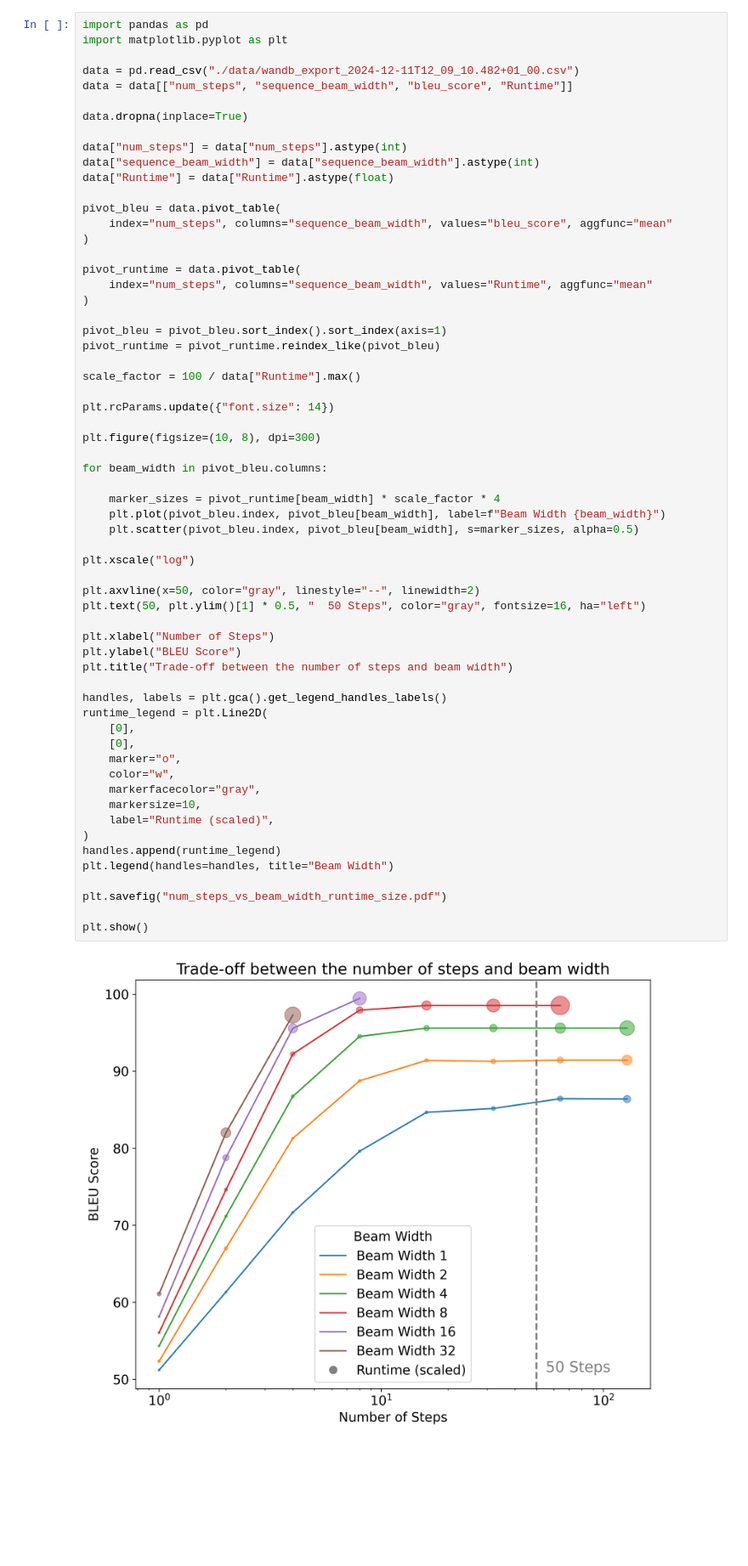
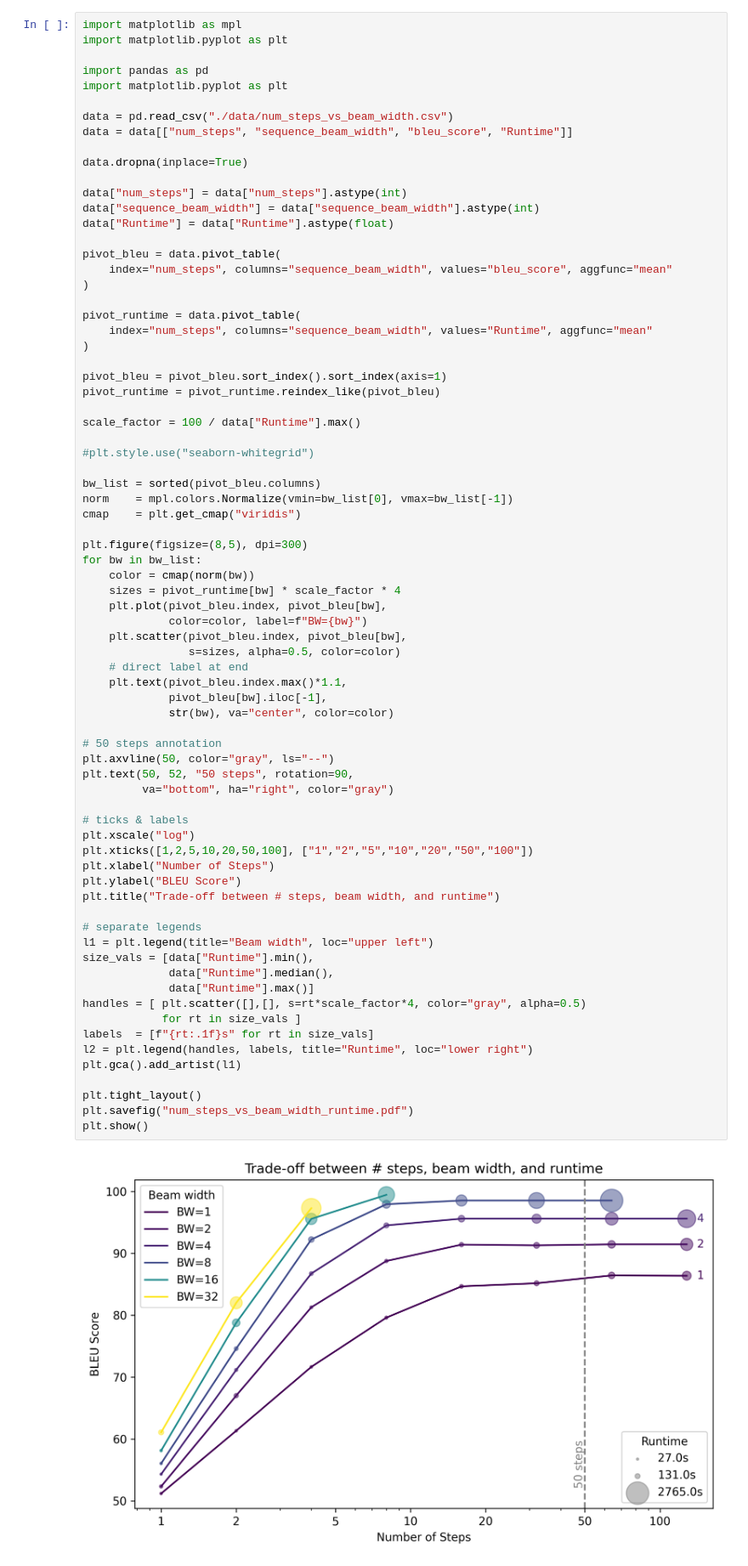
Before and after one commit to dqmis/ir2, a Jupyter notebook: notebooks/plots_and_tables.ipynb, the cells around one changed output. Shown at 85% size. Saved outputs shown, nothing was run; the diff lists cells and outputs as text; blank space fills up the shorter version.

Commit message:
Updated plots

```diff
--- a/notebooks/plots_and_tables.ipynb
+++ b/notebooks/plots_and_tables.ipynb
@@ -63,68 +63,81 @@ plt.show()
 # %% [output]
 [figure]
 # %%
+import matplotlib as mpl
+import matplotlib.pyplot as plt
+
 import pandas as pd
 import matplotlib.pyplot as plt
 
-data = pd.read_csv("./data/wandb_export_2024-12-11T12_09_10.482+01_00.csv")
+data = pd.read_csv("./data/num_steps_vs_beam_width.csv")
 data = data[["num_steps", "sequence_beam_width", "bleu_score", "Runtime"]]
 
 data.dropna(inplace=True)
 
 data["num_steps"] = data["num_steps"].astype(int)
 data["sequence_beam_width"] = data["sequence_beam_width"].astype(int)
 data["Runtime"] = data["Runtime"].astype(float)
 
 pivot_bleu = data.pivot_table(
     index="num_steps", columns="sequence_beam_width", values="bleu_score", aggfunc="mean"
 )
 
 pivot_runtime = data.pivot_table(
     index="num_steps", columns="sequence_beam_width", values="Runtime", aggfunc="mean"
 )
 
 pivot_bleu = pivot_bleu.sort_index().sort_index(axis=1)
 pivot_runtime = pivot_runtime.reindex_like(pivot_bleu)
 
 scale_factor = 100 / data["Runtime"].max()
 
-plt.rcParams.update({"font.size": 14})
+#plt.style.use("seaborn-whitegrid")
 
-plt.figure(figsize=(10, 8), dpi=300)
+bw_list = sorted(pivot_bleu.columns)
+norm    = mpl.colors.Normalize(vmin=bw_list[0], vmax=bw_list[-1])
+cmap    = plt.get_cmap("viridis")
 
-for beam_width in pivot_bleu.columns:
+plt.figure(figsize=(8,5), dpi=300)
+for bw in bw_list:
+    color = cmap(norm(bw))
+    sizes = pivot_runtime[bw] * scale_factor * 4
+    plt.plot(pivot_bleu.index, pivot_bleu[bw],
+             color=color, label=f"BW={bw}")
+    plt.scatter(pivot_bleu.index, pivot_bleu[bw],
+                s=sizes, alpha=0.5, color=color)
+    # direct label at end
+    plt.text(pivot_bleu.index.max()*1.1,
+             pivot_bleu[bw].iloc[-1],
+             str(bw), va="center", color=color)
 
-    marker_sizes = pivot_runtime[beam_width] * scale_factor * 4
-    plt.plot(pivot_bleu.index, pivot_bleu[beam_width], label=f"Beam Width {beam_width}")
-    plt.scatter(pivot_bleu.index, pivot_bleu[beam_width], s=marker_sizes, alpha=0.5)
+# 50 steps annotation
+plt.axvline(50, color="gray", ls="--")
+plt.text(50, 52, "50 steps", rotation=90,
+         va="bottom", ha="right", color="gray")
 
+# ticks & labels
 plt.xscale("log")
-
-plt.axvline(x=50, color="gray", linestyle="--", linewidth=2)
-plt.text(50, plt.ylim()[1] * 0.5, "  50 Steps", color="gray", fontsize=16, ha="left")
-
+plt.xticks([1,2,5,10,20,50,100], ["1","2","5","10","20","50","100"])
 plt.xlabel("Number of Steps")
 plt.ylabel("BLEU Score")
-plt.title("Trade-off between the number of steps and beam width")
+plt.title("Trade-off between # steps, beam width, and runtime")
 
-handles, labels = plt.gca().get_legend_handles_labels()
-runtime_legend = plt.Line2D(
-    [0],
-    [0],
-    marker="o",
-    color="w",
-    markerfacecolor="gray",
-    markersize=10,
-    label="Runtime (scaled)",
-)
-handles.append(runtime_legend)
-plt.legend(handles=handles, title="Beam Width")
+# separate legends
+l1 = plt.legend(title="Beam width", loc="upper left")
+size_vals = [data["Runtime"].min(),
+             data["Runtime"].median(),
+             data["Runtime"].max()]
+handles = [ plt.scatter([],[], s=rt*scale_factor*4, color="gray", alpha=0.5)
+            for rt in size_vals ]
+labels  = [f"{rt:.1f}s" for rt in size_vals]
+l2 = plt.legend(handles, labels, title="Runtime", loc="lower right")
+plt.gca().add_artist(l1)
 
-plt.savefig("num_steps_vs_beam_width_runtime_size.pdf")
-
+plt.tight_layout()
+plt.savefig("num_steps_vs_beam_width_runtime.pdf")
 plt.show()
 # %% [output]
-[figure, old version]
+[figure, new version]
 # %%
 import pandas as pd
 import matplotlib.pyplot as plt
```
Also changed, not shown: parts of 2 cells of this notebook, 9 other files.
